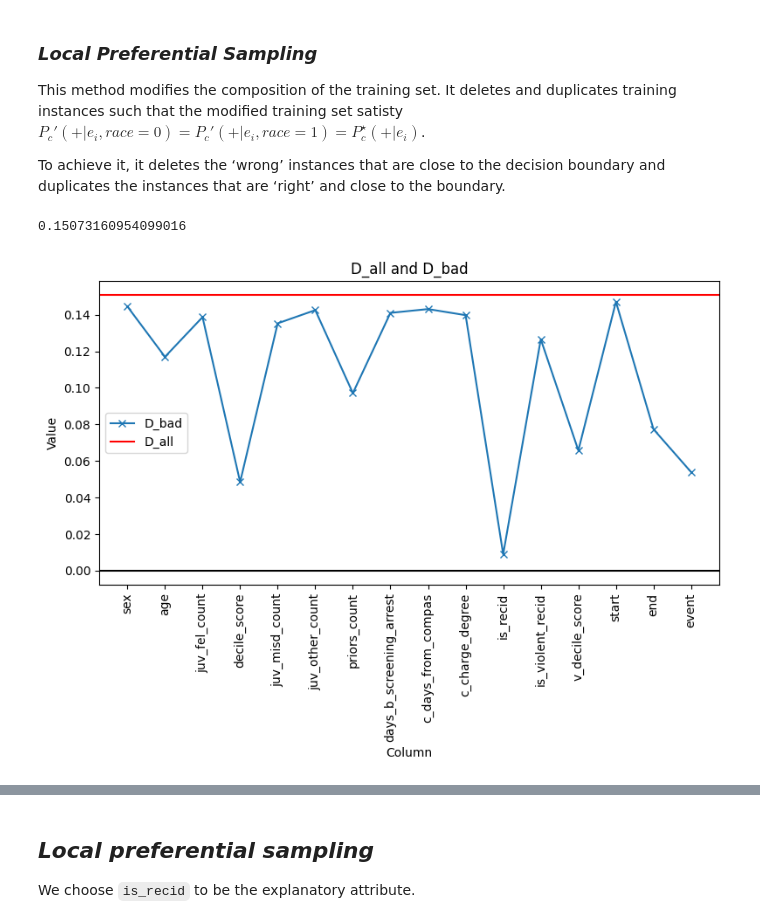
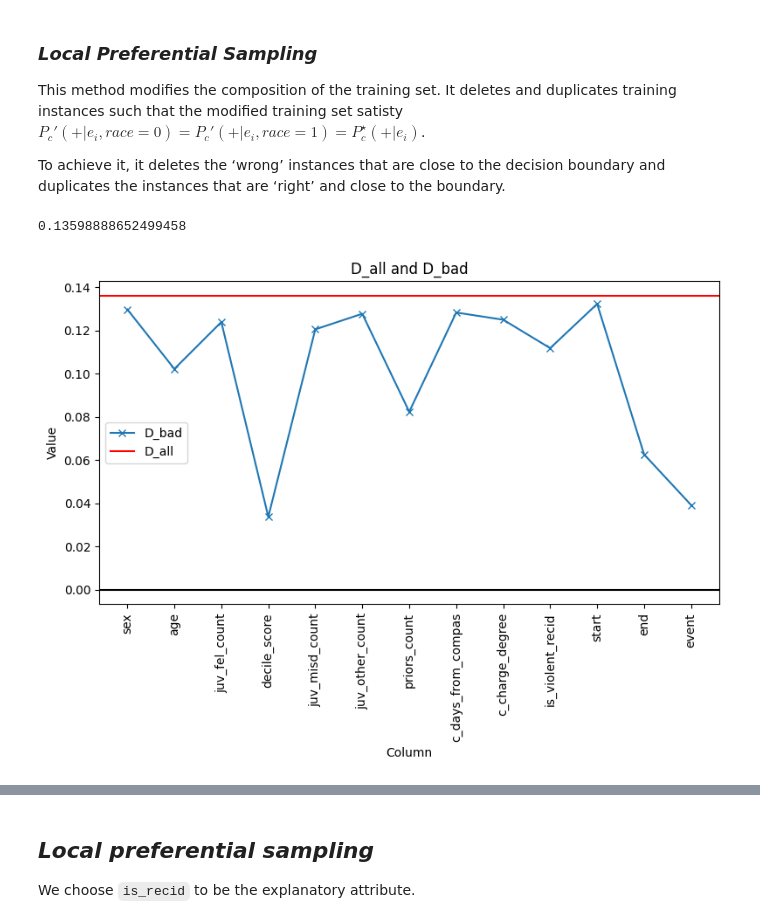
Before and after one commit to helenahxj/Project4-MachineLearningFairness-Group5, a Jupyter notebook: doc/Group5_code.ipynb, the cells around one changed output, grey strips where cells are left out. Cells and saved outputs as stored; diff of their text form; code cells hidden in the pictures.

```diff
--- a/doc/Group5_code.ipynb
+++ b/doc/Group5_code.ipynb
@@ -43,11 +43,11 @@ df.dropna(inplace=True)
 ## we also drop the columns represent the date
 df.drop(['compas_screening_date', 'dob', 'c_jail_in', 'c_jail_out',
          'c_offense_date', 'screening_date', 'v_screening_date',
-         'in_custody', 'out_custody'],
+         'in_custody', 'out_custody', 'days_b_screening_arrest'],
         axis = 1, inplace=True)
 
 ## We drop the somehow repeated attribute, age_cat, score_text, v_score_text
-df.drop(['age_cat', 'score_text', 'v_score_text'],
+df.drop(['age_cat', 'score_text', 'v_score_text', 'is_recid', "v_decile_score"],
         axis = 1, inplace=True)
 
 ## Set sex into 0 or 1, c_charge_degree into 0 or 1
@@ -136,23 +132,22 @@ To achieve it, it deletes the ‘wrong’ instances that are close to the decisi
 # %%
 ## Calculate D_{all}
 def D_all_func(data = df):
-  P_y1r1 = len(data[(data["two_year_recid"] == 1) & (data["race"] == 1)])/len(data)
-  P_y1r0 = len(data[(data["two_year_recid"] == 1) & (data["race"] == 0)])/len(data)
+  P_y1r1 = len(data[(data["two_year_recid"] == 1) & (data["race"] == 1)])/len(data[data['race'] == 1])
+  P_y1r0 = len(data[(data["two_year_recid"] == 1) & (data["race"] == 0)])/len(data[data['race'] == 0])
   D_all = P_y1r0-P_y1r1
   return(D_all)
 
-D_all = D_all_func()
-D_all
+D_all_base = D_all_func()
+D_all_base
 # %% [output]
-0.15073160954099016
+0.13598888652499458
 # %%
 expl = ['sex', 'age', 'juv_fel_count', 'decile_score', 'juv_misd_count',
-       'juv_other_count', 'priors_count', 'days_b_screening_arrest',
-       'c_days_from_compas', 'c_charge_degree', 'is_recid', 'is_violent_recid',
-       'v_decile_score', 'start', 'end', 'event']
+       'juv_other_count', 'priors_count',
+       'c_days_from_compas', 'c_charge_degree', 'is_violent_recid', 'start', 'end', 'event']
 
 ## Calculate D_bad
-def D_bad_func(data = df, y_col = "two_year_recid", expl_col = expl):
+def D_bad_func(data = df, y_col = "two_year_recid", expl_col = expl, D_all = D_all_base):
 
   '''
   This function take a data frame, the name of the y column and a list of explanatory attribute as input
@@ -161,9 +156,9 @@ def D_bad_func(data = df, y_col = "two_year_recid", expl_col = expl):
 
   D_bad = dict()
   for i in expl_col:
-    P_star_i = df.groupby(['race', i])[y_col].mean().unstack(fill_value=0).mean()
-    expl_counts = df.groupby(['race', i]).size().unstack(fill_value=0)
-    race_counts = df['race'].value_counts()
+    P_star_i = data.groupby(['race', i])[y_col].mean().unstack(fill_value=0).mean()
+    expl_counts = data.groupby(['race', i]).size().unstack(fill_value=0)
+    race_counts = data['race'].value_counts()
     P_e_r = expl_counts.div(race_counts, axis=0)
     P_e_r_diff =  P_e_r.loc[0] - P_e_r.loc[1]
     D_bad_i = D_all - (P_e_r_diff * P_star_i).sum()
@@ -174,25 +169,25 @@ def D_bad_func(data = df, y_col = "two_year_recid", expl_col = expl):
 D_bad_baseline = D_bad_func()
 # %%
 ## Plot the graph of D_{all} and D_{bad}
-def plot_D(D_bad):
+def plot_D(D_bad, D_all):
   df_plot = pd.DataFrame({
       'Column': D_bad.keys(),
       'D_bad': D_bad.values()
   })
   plt.figure(figsize=(8, 6))
 
   # Plot D_{expl} and D_{all}
   plt.plot(df_plot['Column'], df_plot['D_bad'], marker='x', label='D_bad')
   plt.axhline(y=D_all, color='r', linestyle='-', label='D_all')
   plt.axhline(y=0, color='black', linestyle='-')
   plt.title('D_all and D_bad')
   plt.xlabel('Column')
   plt.ylabel('Value')
   plt.xticks(rotation=90)
   plt.legend()
   plt.tight_layout()
   plt.show()
 
-plot_D(D_bad_baseline)
+plot_D(D_bad_baseline, D_all_base)
 # %% [output]
-[figure, old version]
+[figure, new version]
```
Also changed, not shown: parts of 11 cells of this notebook, 1 other file.
